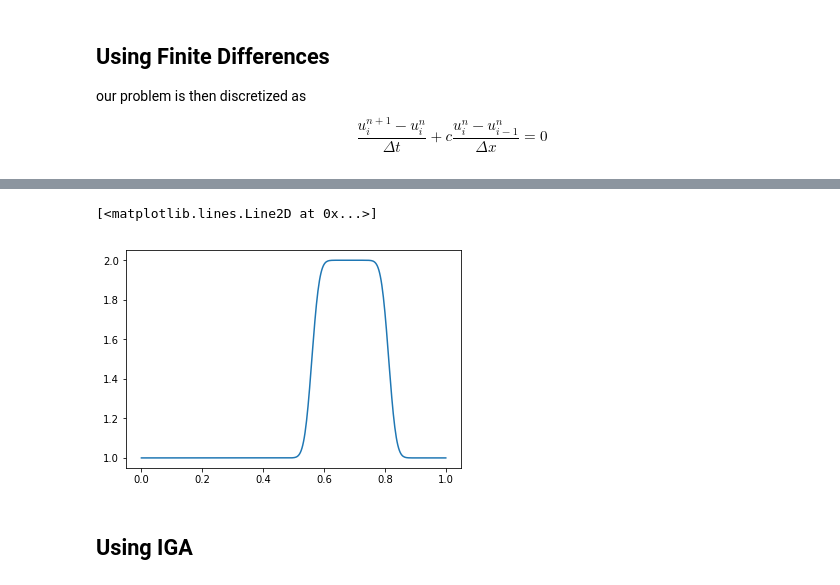
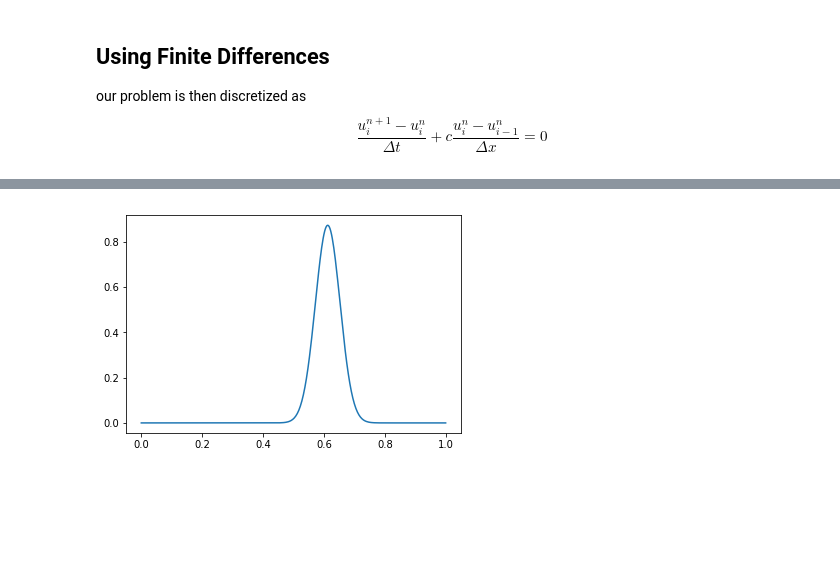
Before and after one commit to ratnania/MHDPython, a Jupyter notebook: lessons/Chapter1/01_linear_convection.ipynb, the cells around one changed output, grey strips where cells are left out. Saved outputs shown, nothing was run; the diff lists cells and outputs as text; code cells hidden in the pictures; blank space fills up the shorter version.

Commit message:
convection 1d using iga in progress

```diff
--- a/lessons/Chapter1/01_linear_convection.ipynb
+++ b/lessons/Chapter1/01_linear_convection.ipynb
@@ -42,0 +31,7 @@ plot(grid, u)
+# %%
+# Initial condition
+from numpy import exp
+u0 = lambda x: exp(-(x-.3)**2/.05**2)
+
+grid = linspace(0., 1., nx)
+u = u0(grid)
@@ -47,9 +46,6 @@ for n in range(niter):
     for i in range(1, nx):
         u[i] = un[i] - c * dt / dx * (un[i] - un[i-1])
 # %%
-plot(grid, u)
+plot(grid, u) ; show()
 # %% [output]
-[<matplotlib.lines.Line2D at 0x...>]
-[figure, old version]
+[figure, new version]
-# %% [markdown]
-## Using IGA
```
Also changed, not shown: parts of 11 cells of this notebook, 2 other files.
